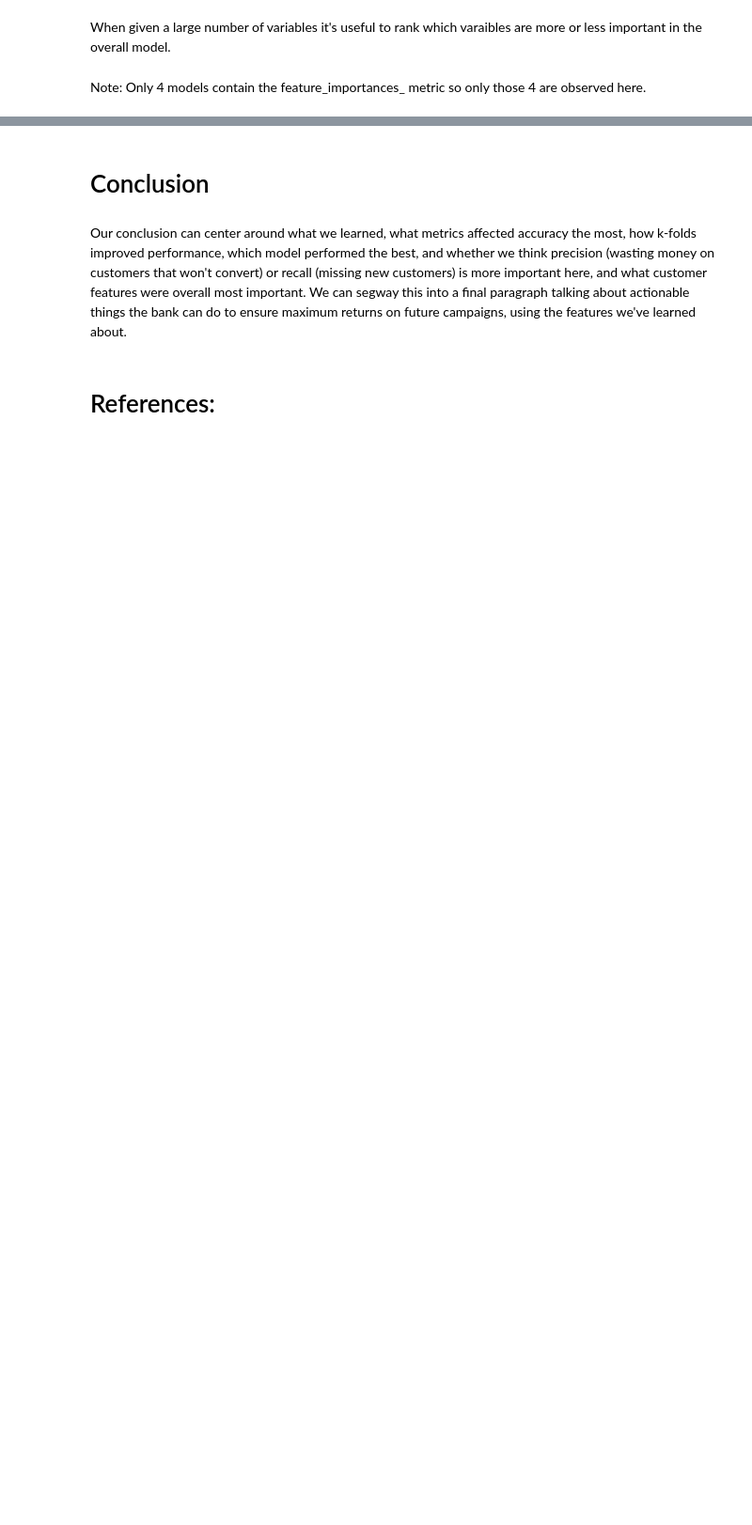
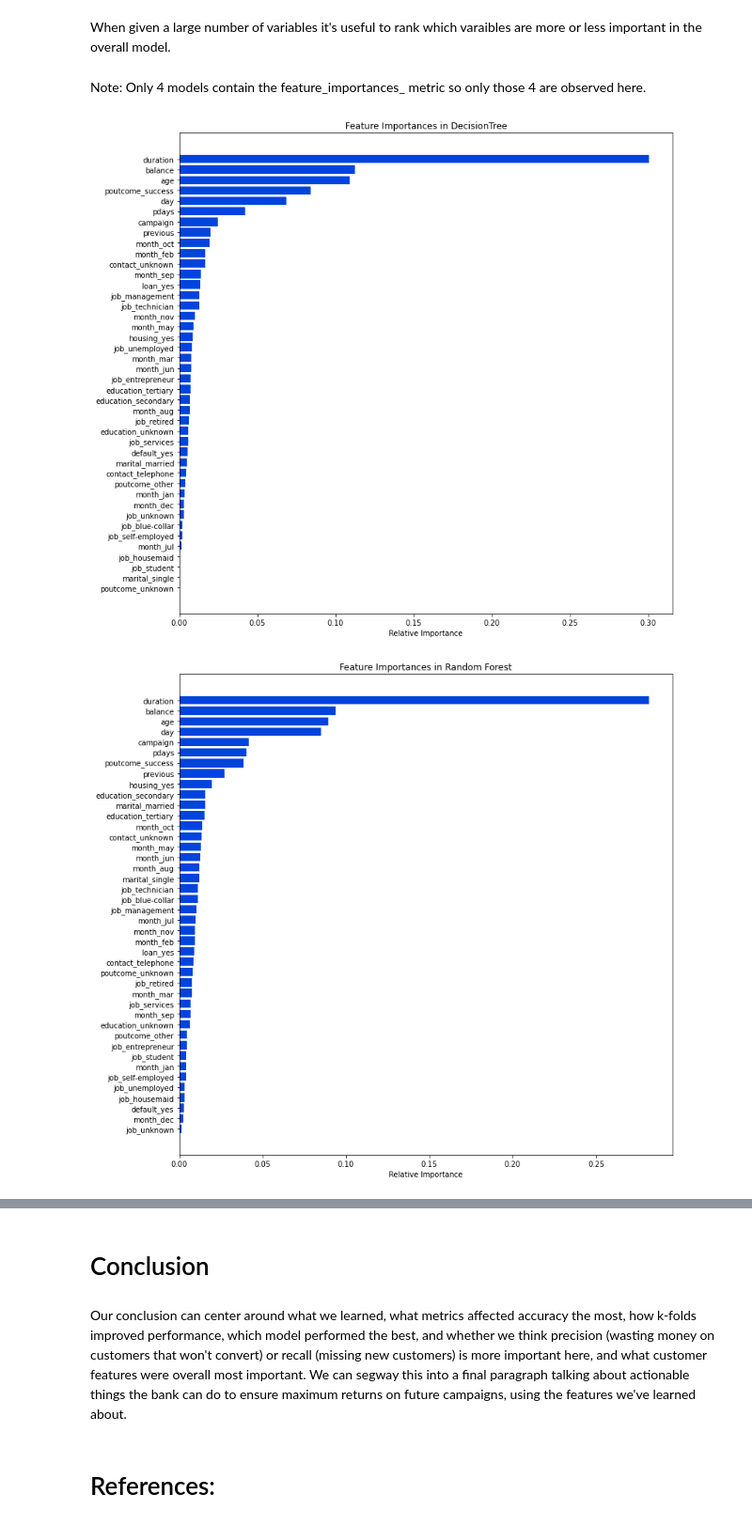
Before and after one commit to darkepacific/AAI-501-FinalTeamProject, a Jupyter notebook: AAI-501-FinalTeamProject.ipynb, the cells around one changed output, grey strips where cells are left out. Shown at 94% size. Saved outputs shown, nothing was run; the diff lists cells and outputs as text; code cells hidden in the pictures; blank space fills up the shorter version.

```diff
--- a/AAI-501-FinalTeamProject.ipynb
+++ b/AAI-501-FinalTeamProject.ipynb
@@ -892,14 +881,21 @@ Note: Only 4 models contain the feature_importances_ metric so only those 4 are
 # %%
 feature_names = X_train.columns
 
 models_with_importances = [model for model in models if model[0] in ["Random Forest", "GradientBoost", "DecisionTree", "XGBoost"]]
 
-for name, model in models_with_importances:
+def plot_feature_importances(model, feature_names, title):
     importances = model.feature_importances_
     indices = np.argsort(importances)
+
     plt.figure(figsize=(12, 12))
-    plt.title(f"Feature Importances in {name}")
+    plt.title(title)
     plt.barh(range(len(indices)), importances[indices], color="#0044dd", align="center")
     plt.yticks(range(len(indices)), [feature_names[i] for i in indices])
     plt.xlabel("Relative Importance")
     plt.show()
+
+for name, model in models_with_importances:
+    plot_feature_importances(model, feature_names, f"Feature Importances in {name}")
+# %% [output]
+[figure, added]
+[figure, added]
```
Also changed, not shown: parts of 25 cells of this notebook.
